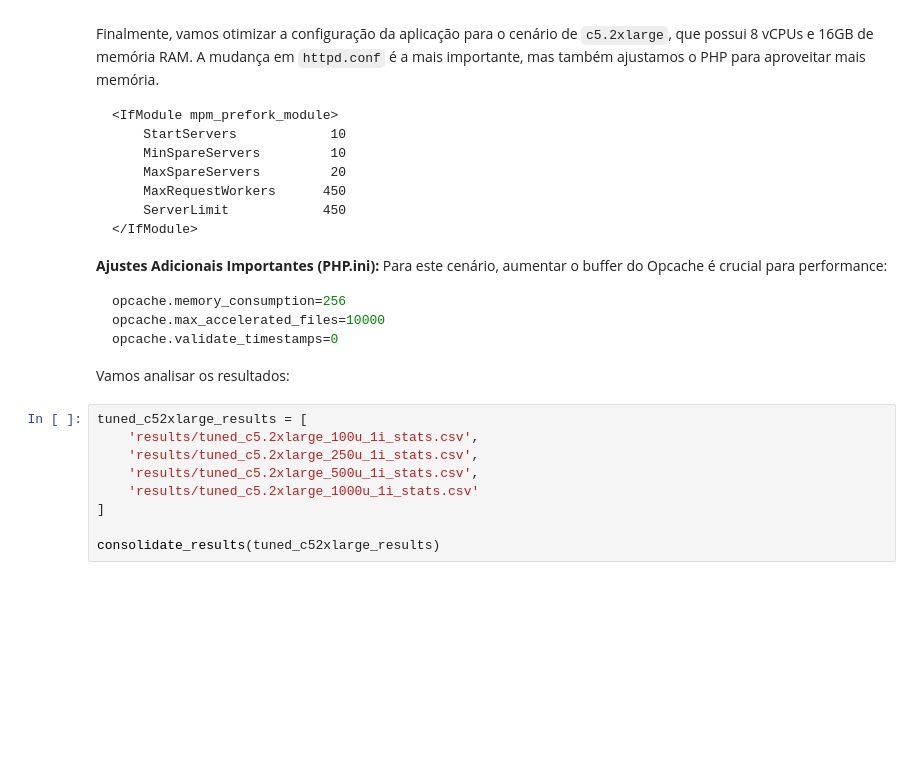
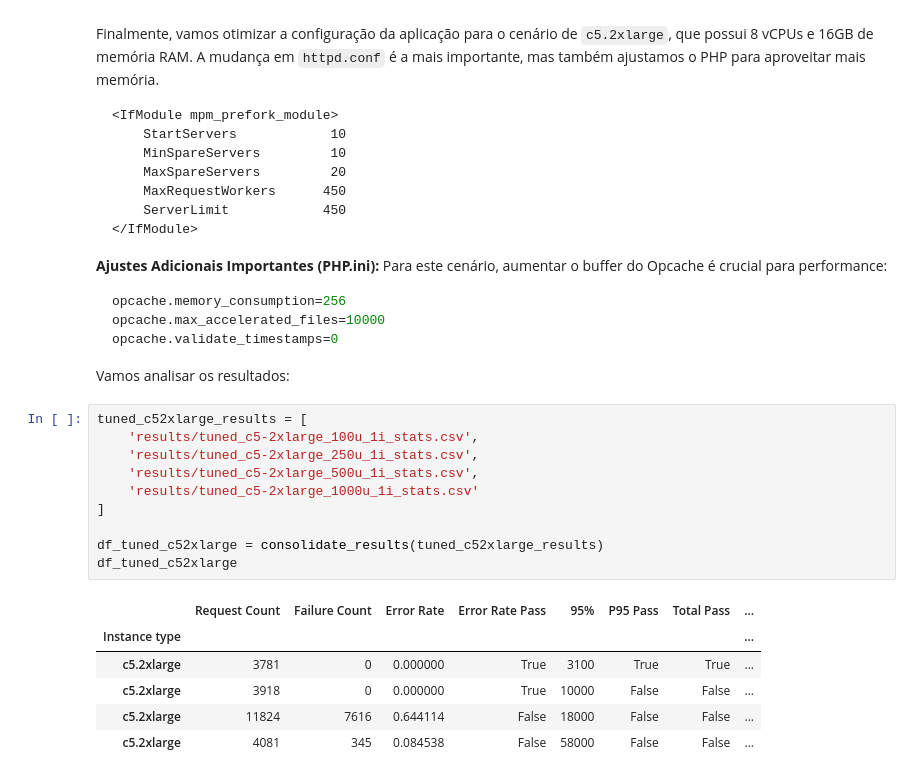
Before and after one commit to jonasluz/DIA.X540.cloud-ai, a Jupyter notebook: Project-4/Project-4.ipynb, the cells around one changed output. Drawn from its saved outputs; the diff is of its cells as text; blank space fills up the shorter version.

```diff
--- a/Project-4/Project-4.ipynb
+++ b/Project-4/Project-4.ipynb
@@ -829,10 +832,18 @@ opcache.validate_timestamps=0
 Vamos analisar os resultados:
 # %%
 tuned_c52xlarge_results = [
-    'results/tuned_c5.2xlarge_100u_1i_stats.csv',
-    'results/tuned_c5.2xlarge_250u_1i_stats.csv',
-    'results/tuned_c5.2xlarge_500u_1i_stats.csv',
-    'results/tuned_c5.2xlarge_1000u_1i_stats.csv'
+    'results/tuned_c5-2xlarge_100u_1i_stats.csv',
+    'results/tuned_c5-2xlarge_250u_1i_stats.csv',
+    'results/tuned_c5-2xlarge_500u_1i_stats.csv',
+    'results/tuned_c5-2xlarge_1000u_1i_stats.csv'
 ]
 
-consolidate_results(tuned_c52xlarge_results)
+df_tuned_c52xlarge = consolidate_results(tuned_c52xlarge_results)
+df_tuned_c52xlarge
+# %% [output]
+|  | Request Count | Failure Count | Error Rate | Error Rate Pass | 95% | P95 Pass | Total Pass | ... |
+| Instance type |  |  |  |  |  |  |  | ... |
+| c5.2xlarge | 3781 | 0 | 0.000000 | True | 3100 | True | True | ... |
+| c5.2xlarge | 3918 | 0 | 0.000000 | True | 10000 | False | False | ... |
+| c5.2xlarge | 11824 | 7616 | 0.644114 | False | 18000 | False | False | ... |
+| c5.2xlarge | 4081 | 345 | 0.084538 | False | 58000 | False | False | ... |
```
Also changed, not shown: parts of 9 cells of this notebook, 7 other files.
